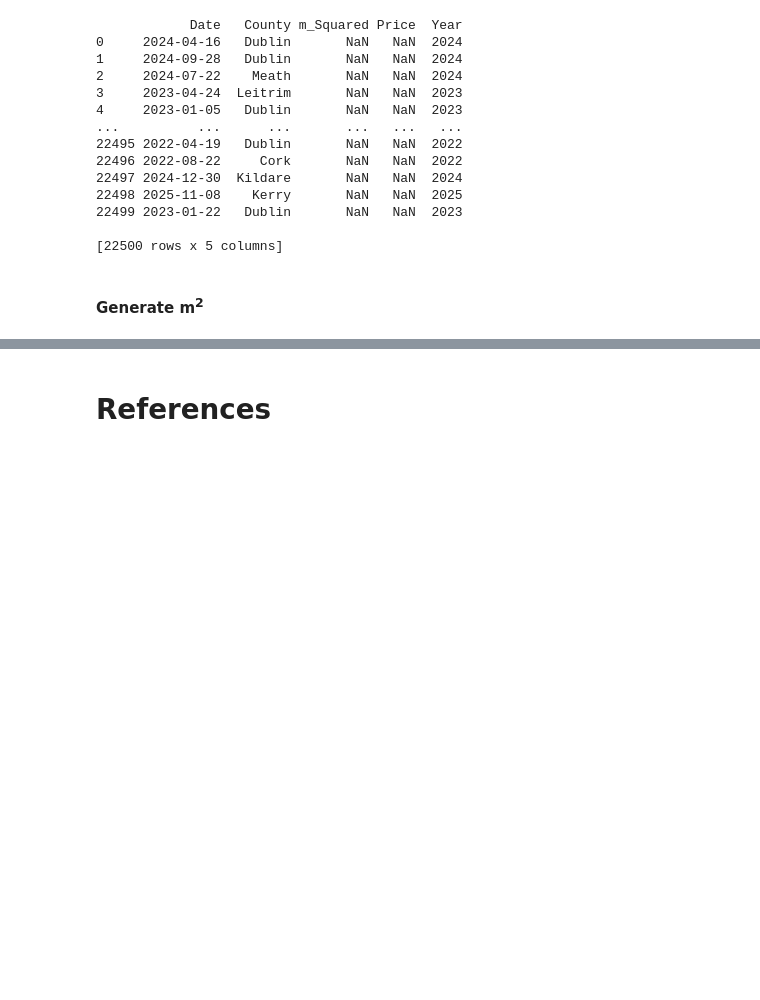
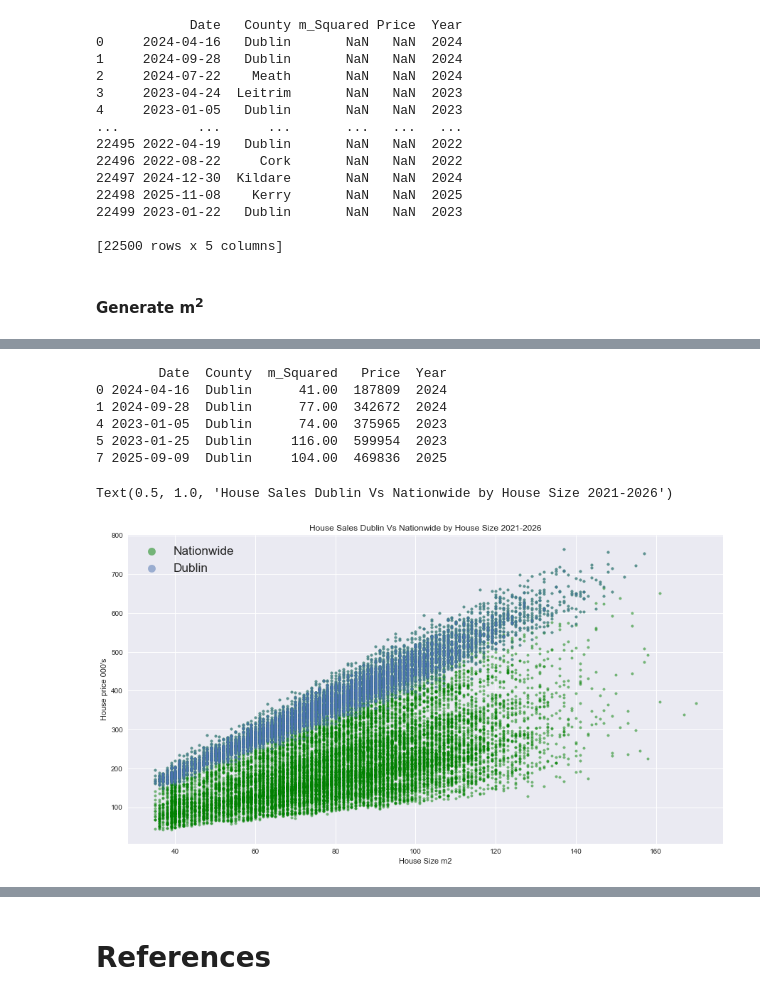
Before and after one commit to cian-gmit-da2020/prog-fun-project, a Jupyter notebook: new-main.ipynb, the cells around one changed output, grey strips where cells are left out. Saved outputs shown, nothing was run; the diff lists cells and outputs as text; code cells hidden in the pictures; blank space fills up the shorter version.

```diff
--- a/new-main.ipynb
+++ b/new-main.ipynb
@@ -588,0 +593,20 @@ Text(0.5, 1.0, 'Median House Price by month by region')
+# %%
+dublin = sample[sample["County"] == "Dublin"]
+print(dublin.head())
+
+plt.scatter(sample["m_Squared"], sample["Price"]/1000, marker=".", color="g", alpha=0.5, label="Nationwide")
+
+plt.scatter(dublin["m_Squared"], dublin["Price"]/1000, marker=".", alpha=0.5, label="Dublin" )
+plt.xlabel("House Size m2")
+plt.ylabel("House price 000's")
+plt.legend(loc='upper left', fontsize="xx-large", markerscale=3)
+plt.title("House Sales Dublin Vs Nationwide by House Size 2021-2026")
+# %% [output]
+        Date  County  m_Squared   Price  Year
+0 2024-04-16  Dublin      41.00  187809  2024
+1 2024-09-28  Dublin      77.00  342672  2024
+4 2023-01-05  Dublin      74.00  375965  2023
+5 2023-01-25  Dublin     116.00  599954  2023
+7 2025-09-09  Dublin     104.00  469836  2025
+Text(0.5, 1.0, 'House Sales Dublin Vs Nationwide by House Size 2021-2026')
+[figure, added]
```
Also changed, not shown: parts of 90 cells of this notebook, 2 other files.
